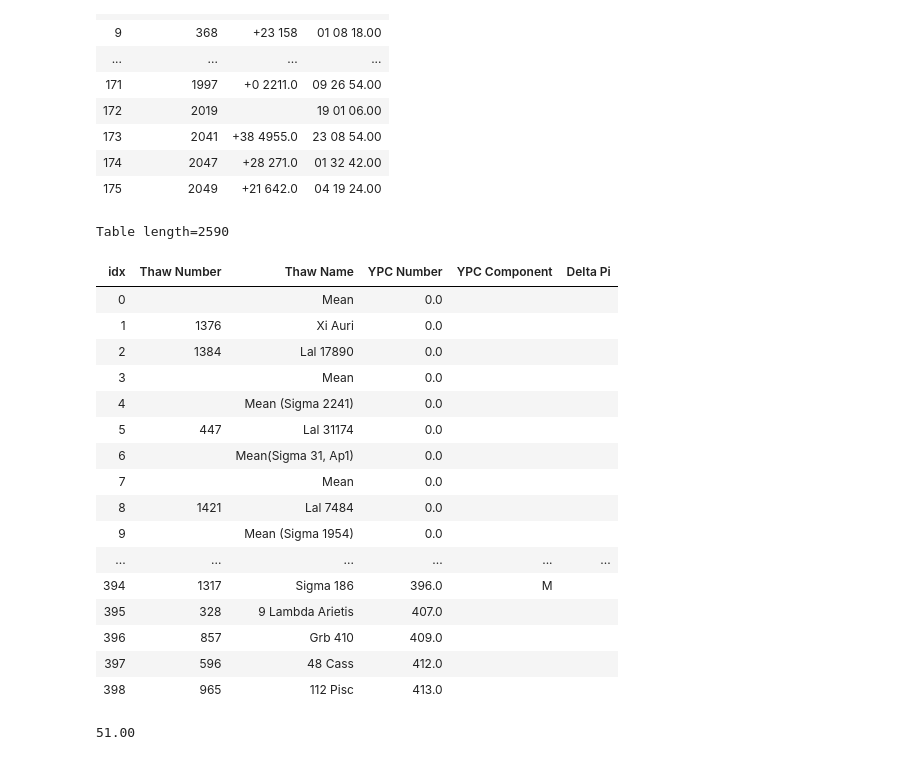
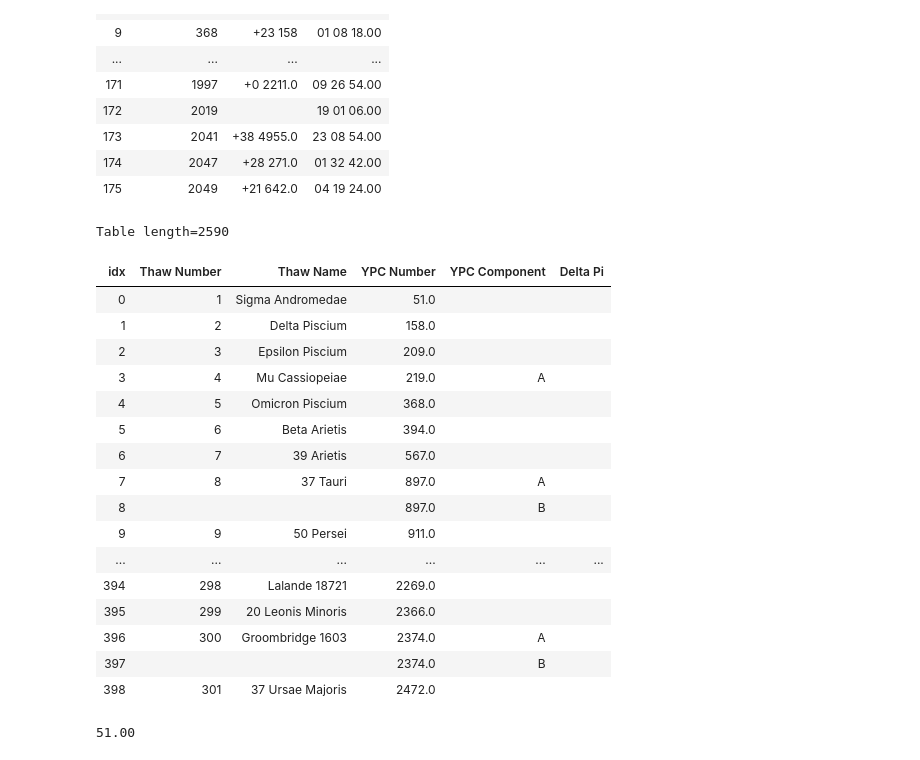
Before and after one commit to janvimadhani/thaw_star_catalog, a Jupyter notebook: Consolidate TSC .ipynb, the cells around one changed output. Drawn from its saved outputs; the diff is of its cells as text; code cells hidden in the pictures.

Commit message:
fix formatting for francis' table

```diff
--- a/Consolidate TSC .ipynb
+++ b/Consolidate TSC .ipynb
@@ -819,6 +819,15 @@ deltpi_table = Table(names=deltpi_names,dtype=[object,object,float,object,object
 
 for i in range(len(finaltable)):
     thawnum = finaltable[i]['Thaw Number']
+
+    """
+    if thaw_num.replace('.','',1).isdigit():
+        thawnum = int(thaw_num)
+    else:
+        thawnum = 0
+    """
+
+
     thawname = finaltable[i]['Thaw Name']
     ypc_num = finaltable[i]['YPC Number']
 
@@ -836,27 +845,27 @@ for i in range(len(finaltable)):
 
     deltpi_table.add_row((thawnum,thawname,ypcnum,ypccomp,dpi))
 # %%
-deltpi_table.sort(['YPC Number'])
+#deltpi_table.sort(['YPC Number'])
 deltpi_table.show_in_notebook()
 # %% [output]
 Table length=2590
 | idx | Thaw Number | Thaw Name | YPC Number | YPC Component | Delta Pi |
-| 0 |  | Mean | 0.0 |  |  |
-| 1 | 1376 | Xi Auri | 0.0 |  |  |
-| 2 | 1384 | Lal 17890 | 0.0 |  |  |
-| 3 |  | Mean | 0.0 |  |  |
-| 4 |  | Mean (Sigma 2241) | 0.0 |  |  |
-| 5 | 447 | Lal 31174 | 0.0 |  |  |
-| 6 |  | Mean(Sigma 31, Ap1) | 0.0 |  |  |
-| 7 |  | Mean | 0.0 |  |  |
-| 8 | 1421 | Lal 7484 | 0.0 |  |  |
-| 9 |  | Mean (Sigma 1954) | 0.0 |  |  |
+| 0 | 1 | Sigma Andromedae | 51.0 |  |  |
+| 1 | 2 | Delta Piscium | 158.0 |  |  |
+| 2 | 3 | Epsilon Piscium | 209.0 |  |  |
+| 3 | 4 | Mu Cassiopeiae | 219.0 | A |  |
+| 4 | 5 | Omicron Piscium | 368.0 |  |  |
+| 5 | 6 | Beta Arietis | 394.0 |  |  |
+| 6 | 7 | 39 Arietis | 567.0 |  |  |
+| 7 | 8 | 37 Tauri | 897.0 | A |  |
+| 8 |  |  | 897.0 | B |  |
+| 9 | 9 | 50 Persei | 911.0 |  |  |
 | ... | ... | ... | ... | ... | ... |
-| 394 | 1317 | Sigma 186 | 396.0 | M |  |
-| 395 | 328 | 9 Lambda Arietis | 407.0 |  |  |
-| 396 | 857 | Grb 410 | 409.0 |  |  |
-| 397 | 596 | 48 Cass | 412.0 |  |  |
-| 398 | 965 | 112 Pisc | 413.0 |  |  |
+| 394 | 298 | Lalande 18721 | 2269.0 |  |  |
+| 395 | 299 | 20 Leonis Minoris | 2366.0 |  |  |
+| 396 | 300 | Groombridge 1603 | 2374.0 | A |  |
+| 397 |  |  | 2374.0 | B |  |
+| 398 | 301 | 37 Ursae Majoris | 2472.0 |  |  |
 # %%
 ascii.write(deltpi_table,'delta_pi_template.csv',format='csv',overwrite=True)
 # %%
```
Also changed, not shown: 3 other files.
